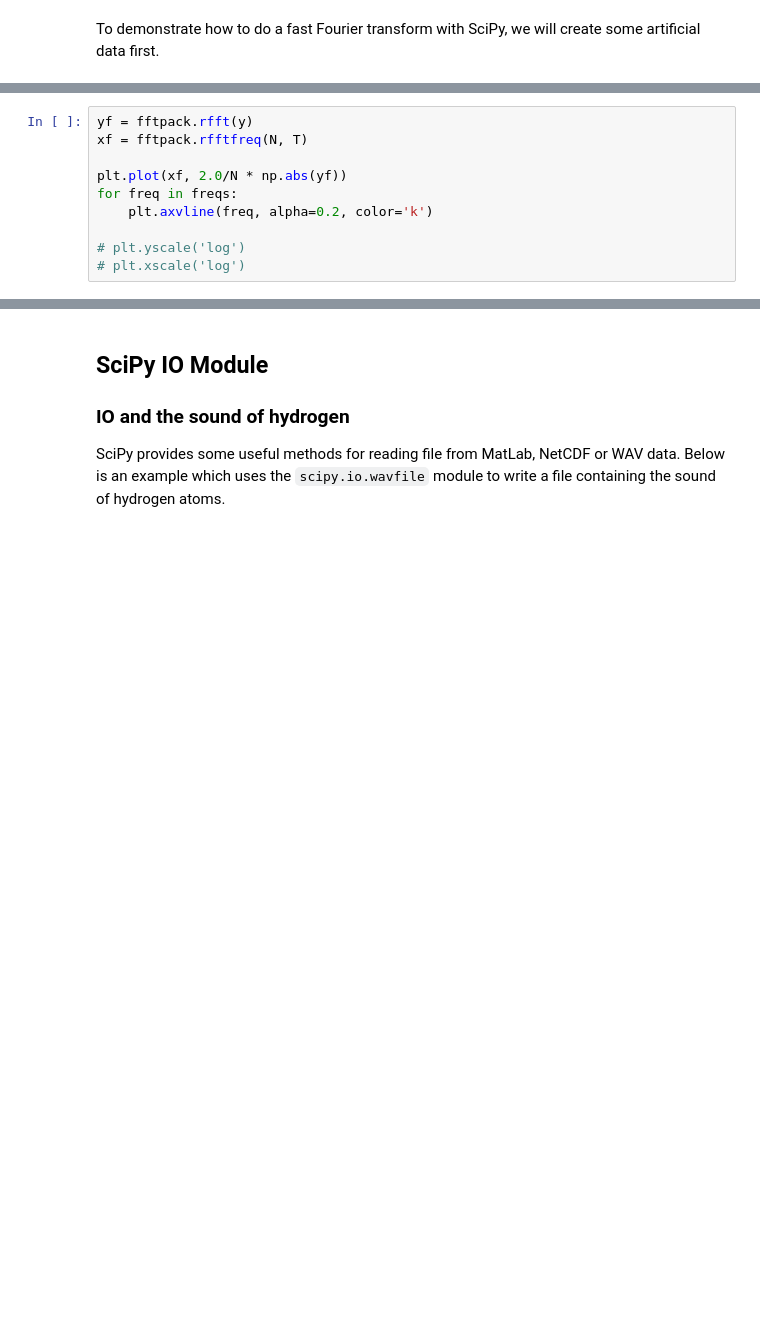
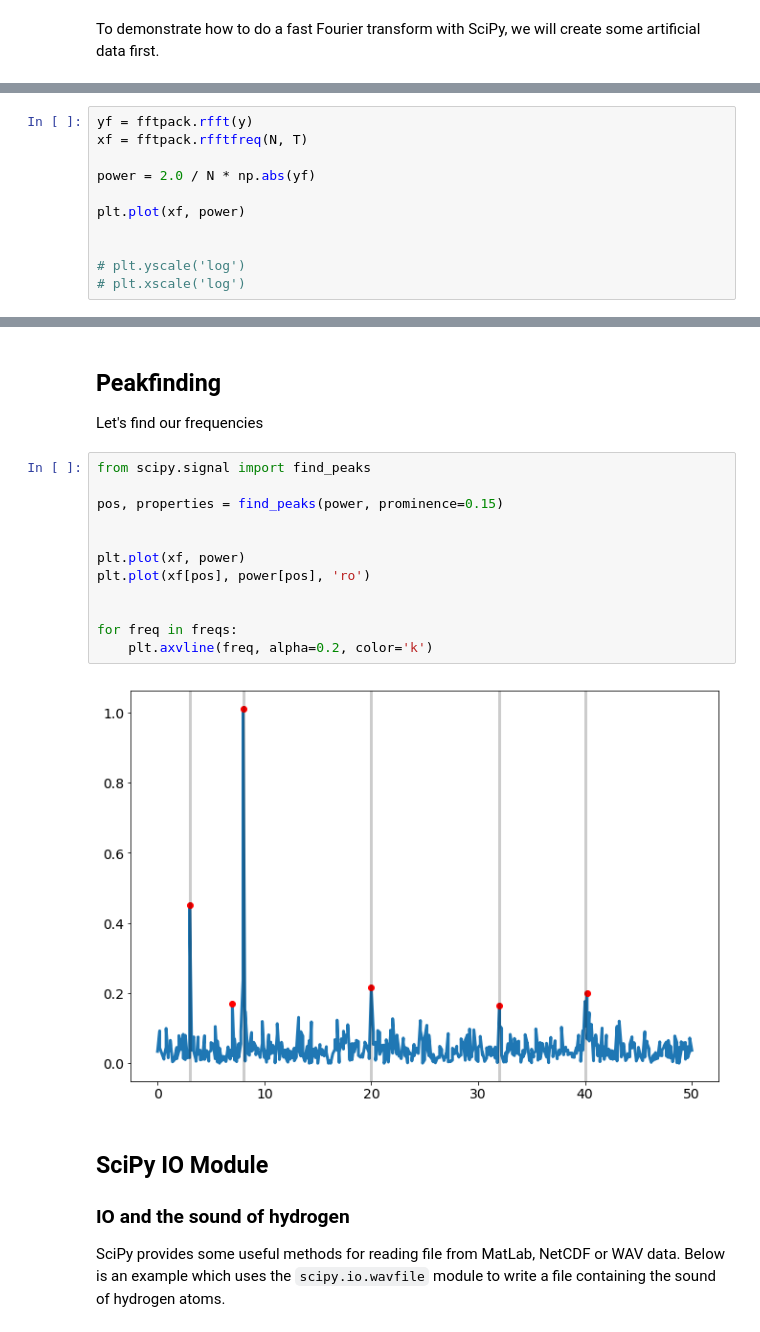
Before and after one commit to maxnoe/scientific_python_notebooks, a Jupyter notebook: scipy.ipynb, the cells around one changed output, grey strips where cells are left out. Drawn from its saved outputs; the diff is of its cells as text; blank space fills up the shorter version.

Commit message:
Update scipy, add find_peaks

```diff
--- a/scipy.ipynb
+++ b/scipy.ipynb
@@ -655,9 +619,10 @@ plt.plot(x, y, lw=2)
 yf = fftpack.rfft(y)
 xf = fftpack.rfftfreq(N, T)
 
-plt.plot(xf, 2.0/N * np.abs(yf))
-for freq in freqs:
-    plt.axvline(freq, alpha=0.2, color='k')
+power = 2.0 / N * np.abs(yf)
+
+plt.plot(xf, power)
+
 
 # plt.yscale('log')
 # plt.xscale('log')
@@ -666,3 +632,21 @@ for freq in freqs:
+# %% [markdown]
+## Peakfinding
+
+Let's find our frequencies
+# %%
+from scipy.signal import find_peaks
+
+pos, properties = find_peaks(power, prominence=0.15)
+
+
+plt.plot(xf, power)
+plt.plot(xf[pos], power[pos], 'ro')
+
+
+for freq in freqs:
+    plt.axvline(freq, alpha=0.2, color='k')
+# %% [output]
+[figure, added]
 # %% [markdown]
 ## SciPy IO Module
 
```
Also changed, not shown: parts of 39 cells of this notebook.
